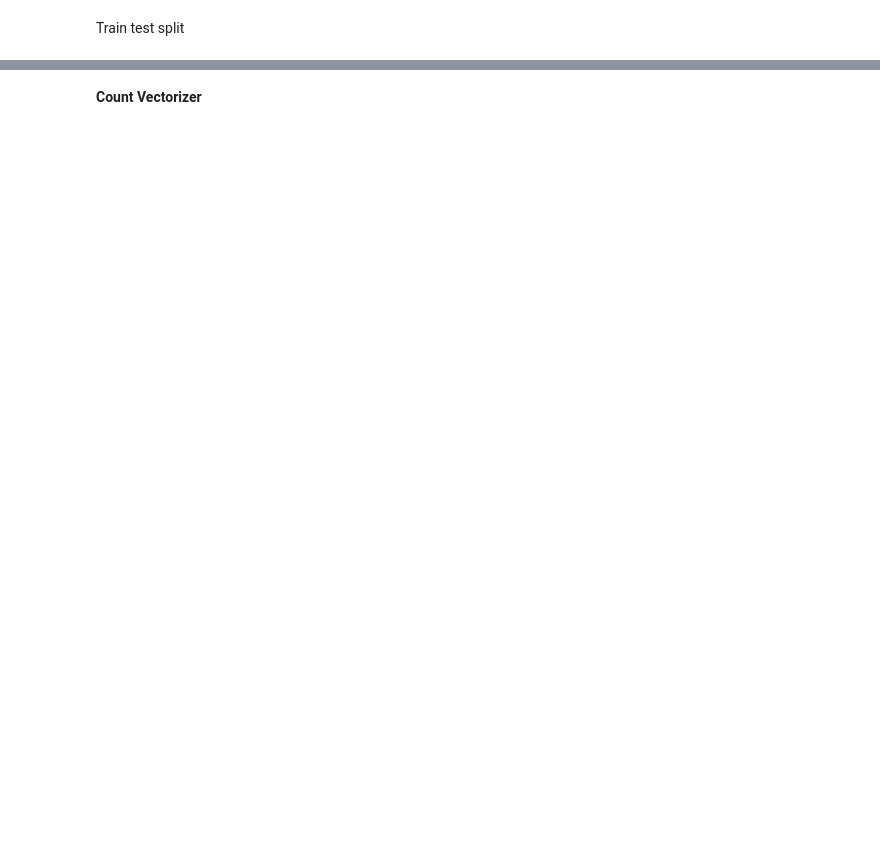
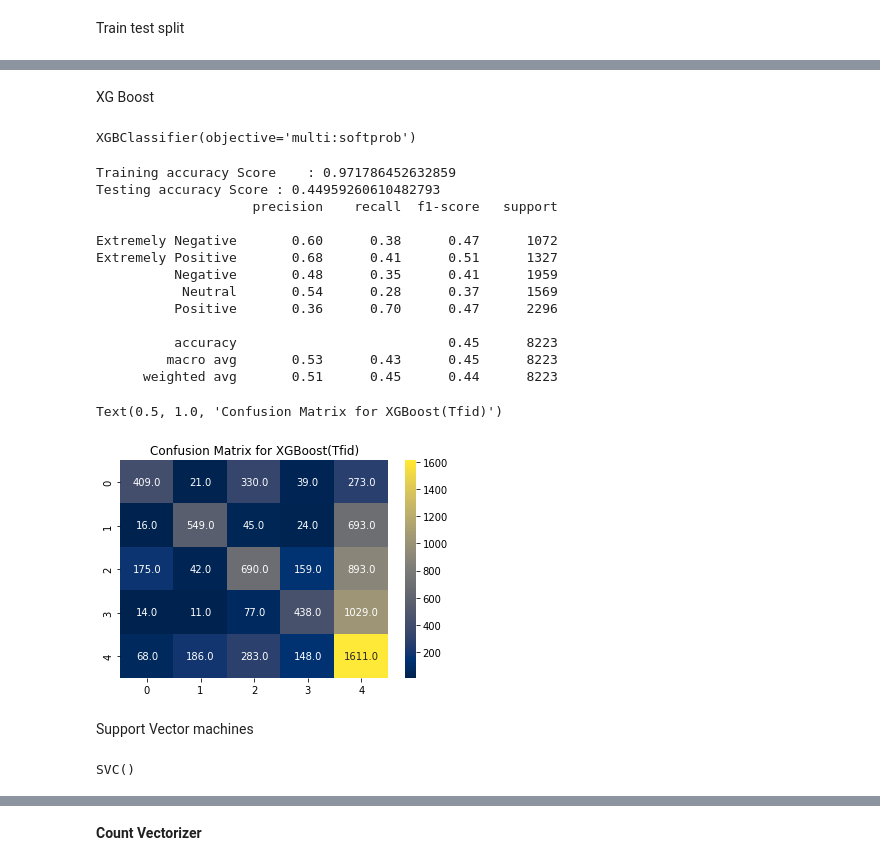
Before and after one commit to Nakulpradeep94/Coronavirus-Tweet-Sentiment-Analysis, a Jupyter notebook: Coronavirus_Tweet_Sentiment_Analysis_Capstone_Project.ipynb, the cells around one changed output, grey strips where cells are left out. Cells and saved outputs as stored; diff of their text form; code cells hidden in the pictures; blank space fills up the shorter version.

```diff
--- a/Coronavirus_Tweet_Sentiment_Analysis_Capstone_Project.ipynb
+++ b/Coronavirus_Tweet_Sentiment_Analysis_Capstone_Project.ipynb
@@ -663,0 +780,3 @@ print(classification_report(NB_prediction,y_test))
+# %%
+#fitting data
+rf.fit(train_vectorized, y_train)
@@ -663,0 +817,37 @@ print(classification_report(NB_prediction,y_test))
+# %% [markdown]
+XG Boost
+# %%
+#importing the libraries
+from xgboost import XGBClassifier
+xg_boost = XGBClassifier()
+# %%
+xg_boost.fit(train_vectorized, y_train)
+# %% [output]
+XGBClassifier(objective='multi:softprob')
+# %%
+y_pred = xg_boost.predict(test_vectorized)
+# %%
+acc = accuracy_score(y_test,y_pred)
+train_acc=rf.score(train_vectorized,y_train)
+print(f'Training accuracy Score    : {train_acc}')
+print(f'Testing accuracy Score : {acc}' )
+print(classification_report(y_test,y_pred))
+cm = confusion_matrix( y_test,y_pred)
+sns.heatmap(cm, annot=True, fmt = ".1f",cmap="cividis")
+plt.title("Confusion Matrix for XGBoost(Tfid)")
+# %% [output]
+Training accuracy Score    : 0.971786452632859
+Testing accuracy Score : 0.44959260610482793
+                    precision    recall  f1-score   support
+
+Extremely Negative       0.60      0.38      0.47      1072
+Extremely Positive       0.68      0.41      0.51      1327
+          Negative       0.48      0.35      0.41      1959
+           Neutral       0.54      0.28      0.37      1569
+          Positive       0.36      0.70      0.47      2296
+
+          accuracy                           0.45      8223
+         macro avg       0.53      0.43      0.45      8223
+      weighted avg       0.51      0.45      0.44      8223
+Text(0.5, 1.0, 'Confusion Matrix for XGBoost(Tfid)')
+[figure, added]
@@ -663,0 +856,9 @@ print(classification_report(NB_prediction,y_test))
+# %% [markdown]
+Support Vector machines
+# %%
+from sklearn.svm import SVC
+#fitting data
+svm = SVC(kernel='rbf')
+svm.fit(train_vectorized,y_train)
+# %% [output]
+SVC()
```
Also changed, not shown: parts of 106 cells of this notebook.
